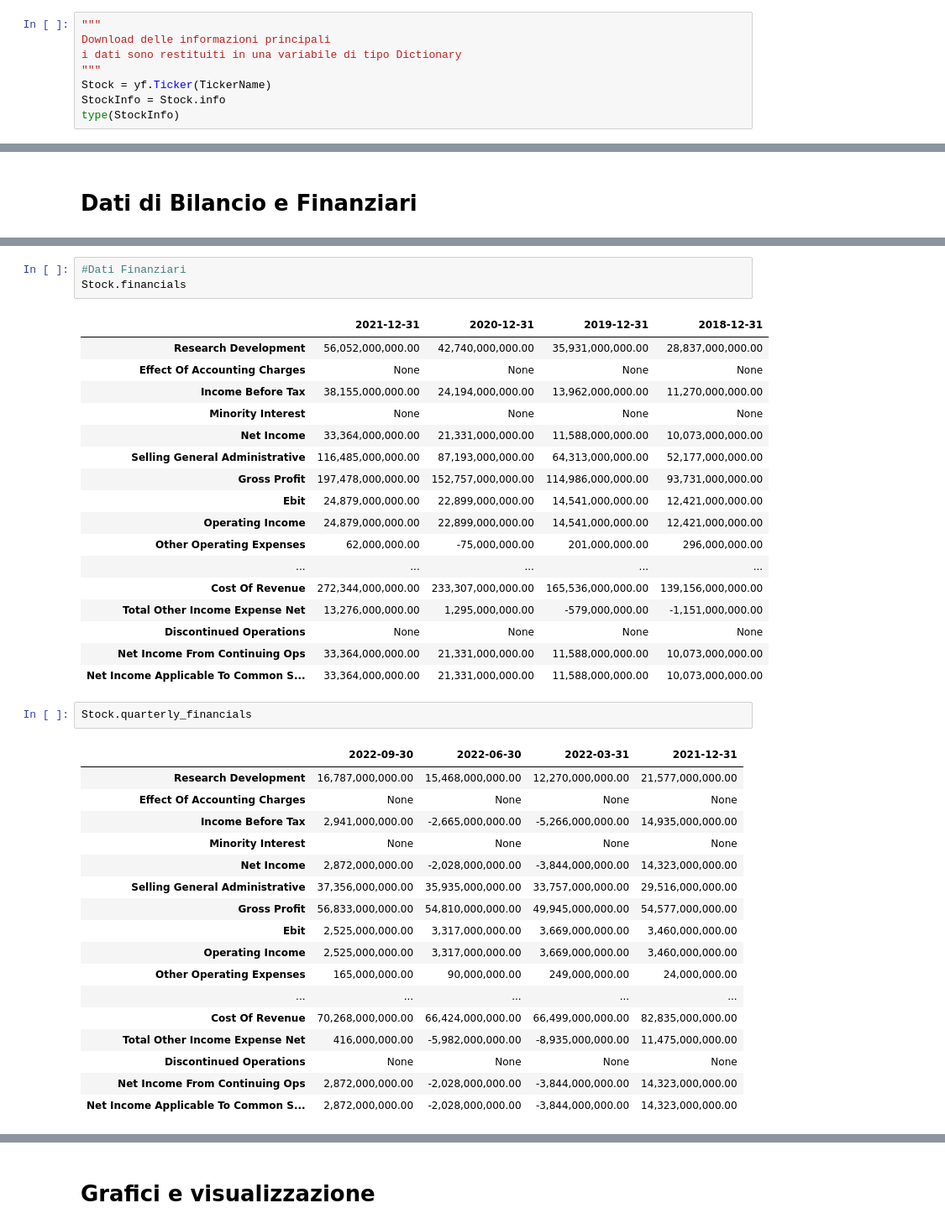
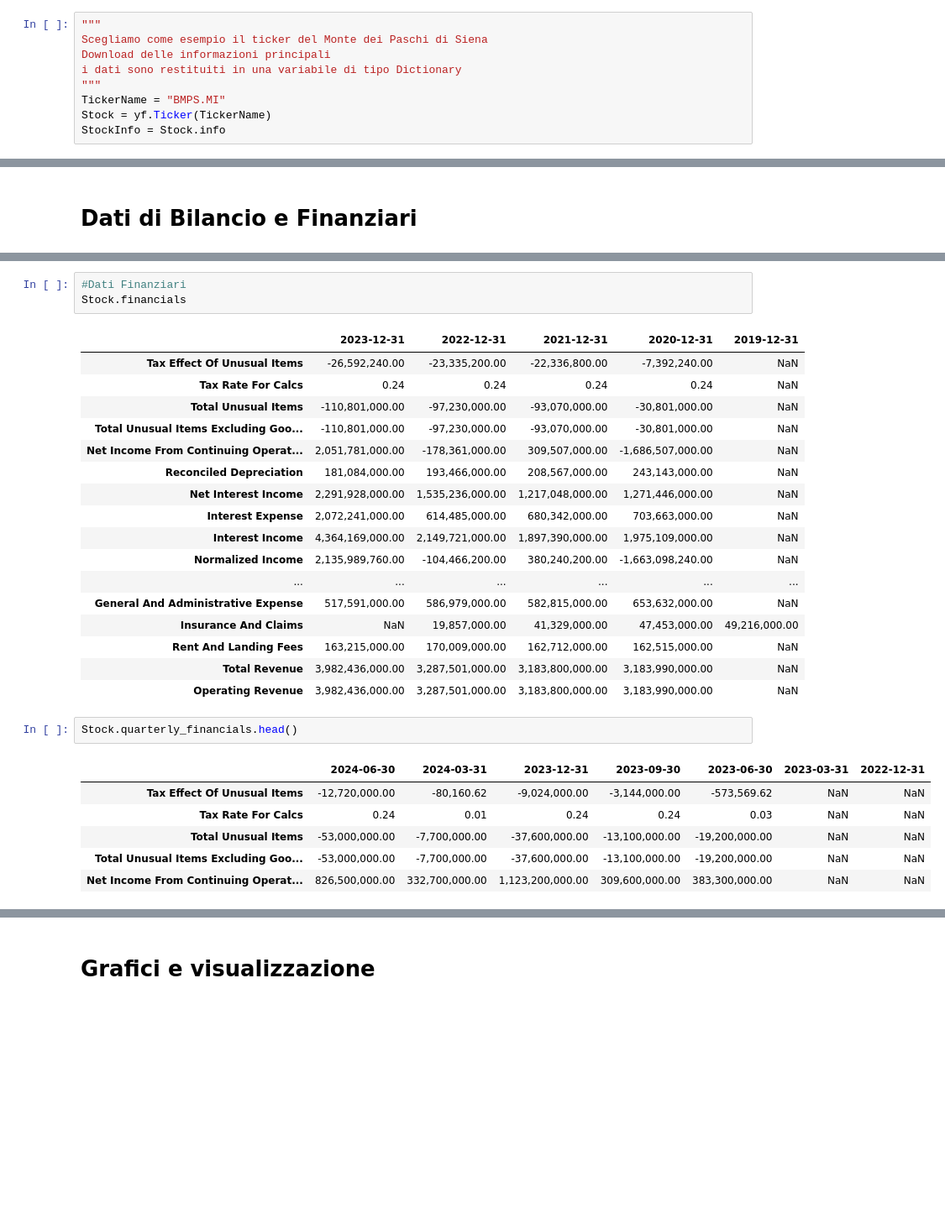
Before and after one commit to GMISSAGLIA/GM_PyLab, a Jupyter notebook: Yahoo_Finance_Data_Download_1.ipynb, the cells around one changed output, grey strips where cells are left out. Shown at 84% size. Cells and saved outputs as stored; diff of their text form; blank space fills up the shorter version.

```diff
--- a/Yahoo_Finance_Data_Download_1.ipynb
+++ b/Yahoo_Finance_Data_Download_1.ipynb
@@ -48,8 +45,9 @@ TickerName = "AMZN"
 # %%
 """
+Scegliamo come esempio il ticker del Monte dei Paschi di Siena
 Download delle informazioni principali
 i dati sono restituiti in una variabile di tipo Dictionary
 """
+TickerName = "BMPS.MI"
 Stock = yf.Ticker(TickerName)
 StockInfo = Stock.info
-type(StockInfo)
@@ -164,43 +183,32 @@ Stock.quarterly_balance_sheet
 #Dati Finanziari
 Stock.financials
 # %% [output]
-|  | 2021-12-31 | 2020-12-31 | 2019-12-31 | 2018-12-31 |
-| Research Development | 56,052,000,000.00 | 42,740,000,000.00 | 35,931,000,000.00 | 28,837,000,000.00 |
-| Effect Of Accounting Charges | None | None | None | None |
-| Income Before Tax | 38,155,000,000.00 | 24,194,000,000.00 | 13,962,000,000.00 | 11,270,000,000.00 |
-| Minority Interest | None | None | None | None |
-| Net Income | 33,364,000,000.00 | 21,331,000,000.00 | 11,588,000,000.00 | 10,073,000,000.00 |
-| Selling General Administrative | 116,485,000,000.00 | 87,193,000,000.00 | 64,313,000,000.00 | 52,177,000,000.00 |
-| Gross Profit | 197,478,000,000.00 | 152,757,000,000.00 | 114,986,000,000.00 | 93,731,000,000.00 |
-| Ebit | 24,879,000,000.00 | 22,899,000,000.00 | 14,541,000,000.00 | 12,421,000,000.00 |
-| Operating Income | 24,879,000,000.00 | 22,899,000,000.00 | 14,541,000,000.00 | 12,421,000,000.00 |
-| Other Operating Expenses | 62,000,000.00 | -75,000,000.00 | 201,000,000.00 | 296,000,000.00 |
-| ... | ... | ... | ... | ... |
-| Cost Of Revenue | 272,344,000,000.00 | 233,307,000,000.00 | 165,536,000,000.00 | 139,156,000,000.00 |
-| Total Other Income Expense Net | 13,276,000,000.00 | 1,295,000,000.00 | -579,000,000.00 | -1,151,000,000.00 |
-| Discontinued Operations | None | None | None | None |
-| Net Income From Continuing Ops | 33,364,000,000.00 | 21,331,000,000.00 | 11,588,000,000.00 | 10,073,000,000.00 |
-| Net Income Applicable To Common S... | 33,364,000,000.00 | 21,331,000,000.00 | 11,588,000,000.00 | 10,073,000,000.00 |
+|  | 2023-12-31 | 2022-12-31 | 2021-12-31 | 2020-12-31 | 2019-12-31 |
+| Tax Effect Of Unusual Items | -26,592,240.00 | -23,335,200.00 | -22,336,800.00 | -7,392,240.00 | NaN |
+| Tax Rate For Calcs | 0.24 | 0.24 | 0.24 | 0.24 | NaN |
+| Total Unusual Items | -110,801,000.00 | -97,230,000.00 | -93,070,000.00 | -30,801,000.00 | NaN |
+| Total Unusual Items Excluding Goo... | -110,801,000.00 | -97,230,000.00 | -93,070,000.00 | -30,801,000.00 | NaN |
+| Net Income From Continuing Operat... | 2,051,781,000.00 | -178,361,000.00 | 309,507,000.00 | -1,686,507,000.00 | NaN |
+| Reconciled Depreciation | 181,084,000.00 | 193,466,000.00 | 208,567,000.00 | 243,143,000.00 | NaN |
+| Net Interest Income | 2,291,928,000.00 | 1,535,236,000.00 | 1,217,048,000.00 | 1,271,446,000.00 | NaN |
+| Interest Expense | 2,072,241,000.00 | 614,485,000.00 | 680,342,000.00 | 703,663,000.00 | NaN |
+| Interest Income | 4,364,169,000.00 | 2,149,721,000.00 | 1,897,390,000.00 | 1,975,109,000.00 | NaN |
+| Normalized Income | 2,135,989,760.00 | -104,466,200.00 | 380,240,200.00 | -1,663,098,240.00 | NaN |
+| ... | ... | ... | ... | ... | ... |
+| General And Administrative Expense | 517,591,000.00 | 586,979,000.00 | 582,815,000.00 | 653,632,000.00 | NaN |
+| Insurance And Claims | NaN | 19,857,000.00 | 41,329,000.00 | 47,453,000.00 | 49,216,000.00 |
+| Rent And Landing Fees | 163,215,000.00 | 170,009,000.00 | 162,712,000.00 | 162,515,000.00 | NaN |
+| Total Revenue | 3,982,436,000.00 | 3,287,501,000.00 | 3,183,800,000.00 | 3,183,990,000.00 | NaN |
+| Operating Revenue | 3,982,436,000.00 | 3,287,501,000.00 | 3,183,800,000.00 | 3,183,990,000.00 | NaN |
 # %%
-Stock.quarterly_financials
+Stock.quarterly_financials.head()
 # %% [output]
-|  | 2022-09-30 | 2022-06-30 | 2022-03-31 | 2021-12-31 |
-| Research Development | 16,787,000,000.00 | 15,468,000,000.00 | 12,270,000,000.00 | 21,577,000,000.00 |
-| Effect Of Accounting Charges | None | None | None | None |
-| Income Before Tax | 2,941,000,000.00 | -2,665,000,000.00 | -5,266,000,000.00 | 14,935,000,000.00 |
-| Minority Interest | None | None | None | None |
-| Net Income | 2,872,000,000.00 | -2,028,000,000.00 | -3,844,000,000.00 | 14,323,000,000.00 |
-| Selling General Administrative | 37,356,000,000.00 | 35,935,000,000.00 | 33,757,000,000.00 | 29,516,000,000.00 |
-| Gross Profit | 56,833,000,000.00 | 54,810,000,000.00 | 49,945,000,000.00 | 54,577,000,000.00 |
-| Ebit | 2,525,000,000.00 | 3,317,000,000.00 | 3,669,000,000.00 | 3,460,000,000.00 |
-| Operating Income | 2,525,000,000.00 | 3,317,000,000.00 | 3,669,000,000.00 | 3,460,000,000.00 |
-| Other Operating Expenses | 165,000,000.00 | 90,000,000.00 | 249,000,000.00 | 24,000,000.00 |
-| ... | ... | ... | ... | ... |
-| Cost Of Revenue | 70,268,000,000.00 | 66,424,000,000.00 | 66,499,000,000.00 | 82,835,000,000.00 |
-| Total Other Income Expense Net | 416,000,000.00 | -5,982,000,000.00 | -8,935,000,000.00 | 11,475,000,000.00 |
-| Discontinued Operations | None | None | None | None |
-| Net Income From Continuing Ops | 2,872,000,000.00 | -2,028,000,000.00 | -3,844,000,000.00 | 14,323,000,000.00 |
-| Net Income Applicable To Common S... | 2,872,000,000.00 | -2,028,000,000.00 | -3,844,000,000.00 | 14,323,000,000.00 |
+|  | 2024-06-30 | 2024-03-31 | 2023-12-31 | 2023-09-30 | 2023-06-30 | 2023-03-31 | 2022-12-31 |
+| Tax Effect Of Unusual Items | -12,720,000.00 | -80,160.62 | -9,024,000.00 | -3,144,000.00 | -573,569.62 | NaN | NaN |
+| Tax Rate For Calcs | 0.24 | 0.01 | 0.24 | 0.24 | 0.03 | NaN | NaN |
+| Total Unusual Items | -53,000,000.00 | -7,700,000.00 | -37,600,000.00 | -13,100,000.00 | -19,200,000.00 | NaN | NaN |
+| Total Unusual Items Excluding Goo... | -53,000,000.00 | -7,700,000.00 | -37,600,000.00 | -13,100,000.00 | -19,200,000.00 | NaN | NaN |
+| Net Income From Continuing Operat... | 826,500,000.00 | 332,700,000.00 | 1,123,200,000.00 | 309,600,000.00 | 383,300,000.00 | NaN | NaN |
 # %%
 Stock.cashflow
 # %% [output]
```
Also changed, not shown: parts of 39 cells of this notebook.
